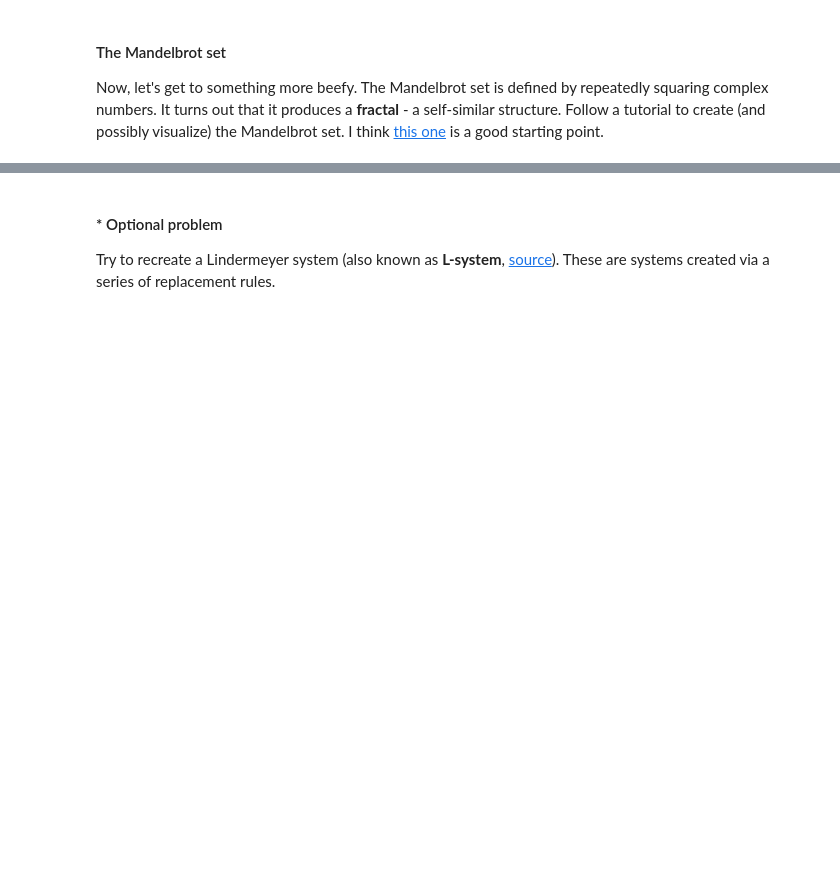
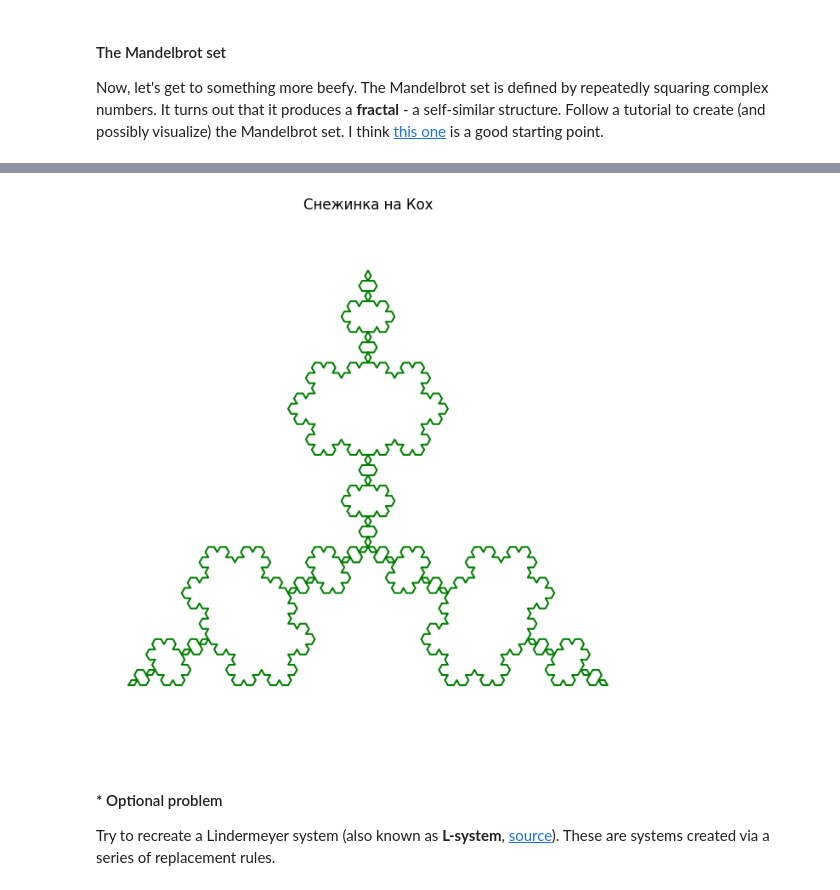
Before and after one commit to plamensve/Math-Concepts, a Jupyter notebook: 02-Basic Algebra/Exercise-Basic-Algebra/Basic Algebra Exercise.ipynb, the cells around one changed output, grey strips where cells are left out. Cells and saved outputs as stored; diff of their text form; code cells hidden in the pictures; blank space fills up the shorter version.

```diff
--- a/02-Basic Algebra/Exercise-Basic-Algebra/Basic Algebra Exercise.ipynb
+++ b/02-Basic Algebra/Exercise-Basic-Algebra/Basic Algebra Exercise.ipynb
@@ -473,3 +564,48 @@ Now, let's get to something more beefy. The Mandelbrot set is defined by repeate
+# %%
+def koch_curve(p1, p2, depth):
+    if depth == 0:
+        return [p1, p2]
+
+    x1, y1 = p1
+    x5, y5 = p2
+
+    dx = (x5 - x1) / 3
+    dy = (y5 - y1) / 3
+
+    x2, y2 = x1 + dx, y1 + dy
+    x3 = (x1 + x5) / 2 - (3 ** 0.5) * (y5 - y1) / 6
+    y3 = (y1 + y5) / 2 + (3 ** 0.5) * (x5 - x1) / 6
+    x4, y4 = x1 + 2 * dx, y1 + 2 * dy
+
+    return (
+        koch_curve(p1, (x2, y2), depth - 1)[:-1] +
+        koch_curve((x2, y2), (x3, y3), depth - 1)[:-1] +
+        koch_curve((x3, y3), (x4, y4), depth - 1)[:-1] +
+        koch_curve((x4, y4), p2, depth - 1)
+    )
+
+def koch_snowflake(depth):
+    p1 = (0, 0)
+    p2 = (1, 0)
+    p3 = (0.5, 0.866)
+
+    points = []
+    points += koch_curve(p1, p2, depth)[:-1]
+    points += koch_curve(p2, p3, depth)[:-1]
+    points += koch_curve(p3, p1, depth)
+
+    return zip(*points)
+
+
+x, y = koch_snowflake(depth=4)
+plt.figure(figsize=(8, 8))
+plt.plot(x, y, color='green')
+plt.axis('equal')
+plt.axis('off')
+plt.title("Снежинка на Кох")
+plt.show()
+# %% [output]
+[figure, added]
 # %% [markdown]
 #### * Optional problem
 Try to recreate a Lindermeyer system (also known as **L-system**, [source](https://en.wikipedia.org/wiki/L-system)). These are systems created via a series of replacement rules.
```
Also changed, not shown: parts of 12 cells of this notebook, 2 other files.
